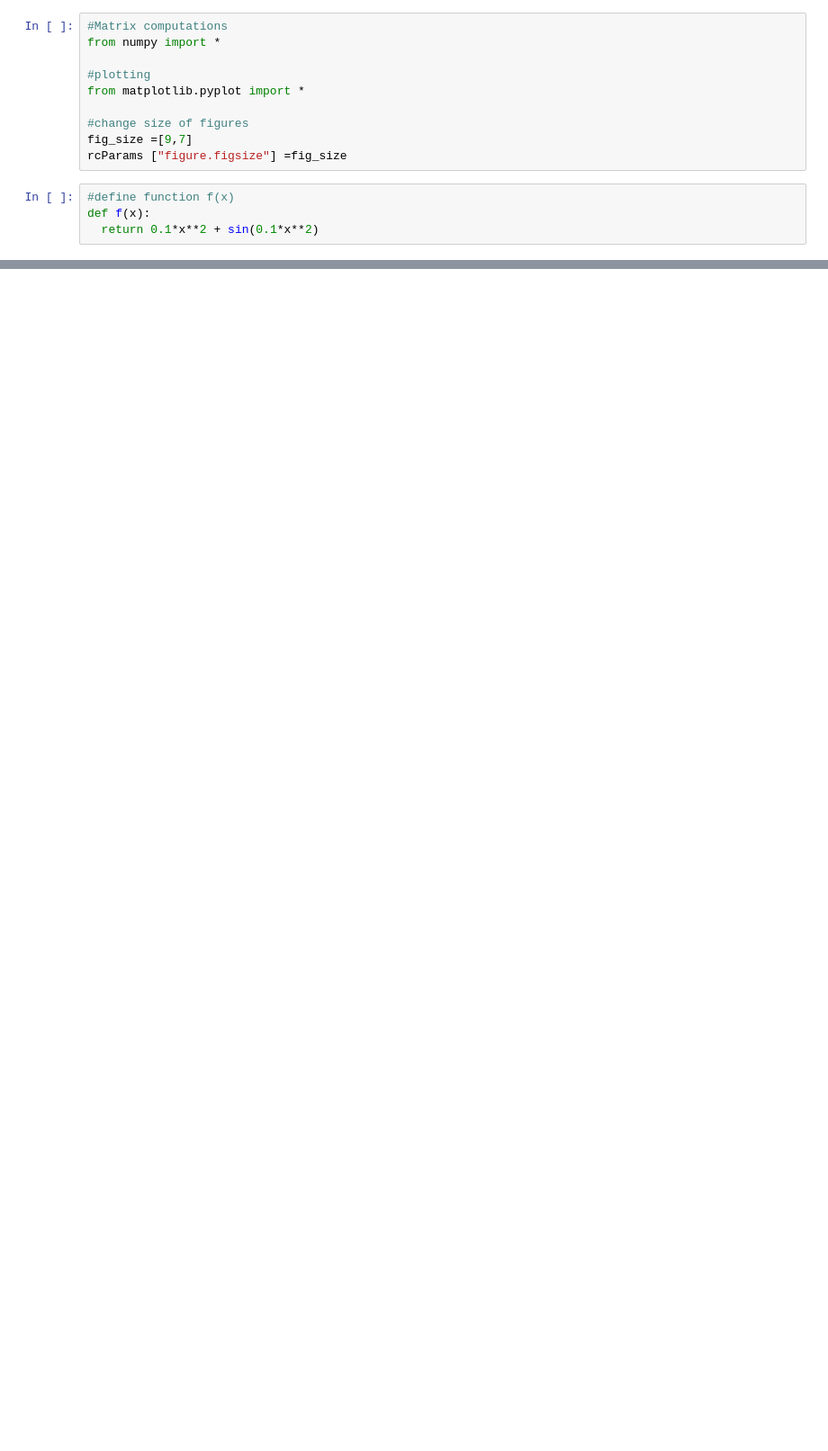
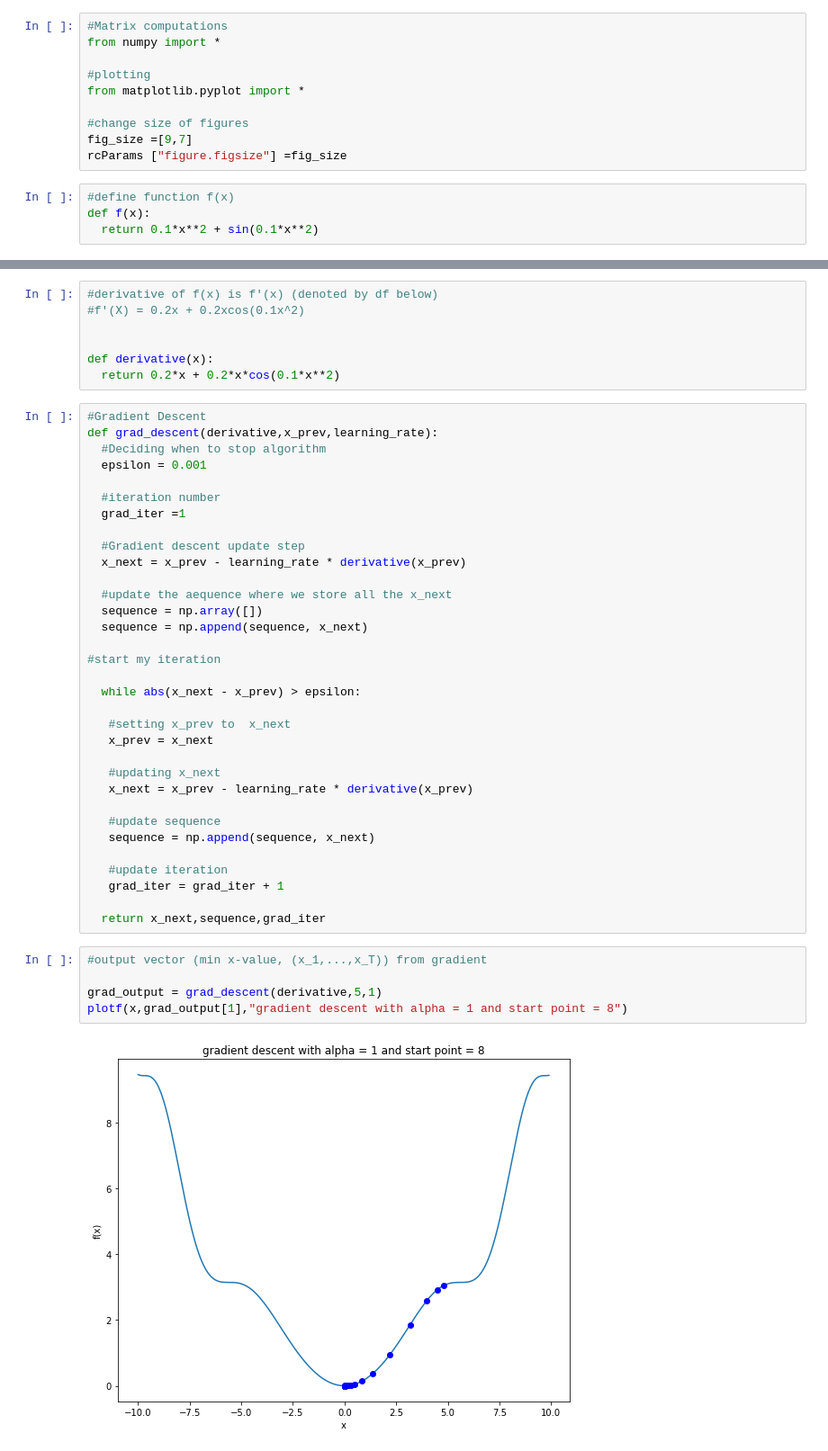
Before and after one commit to raushan9jnv/Pratice-Gradient-Descent, a Jupyter notebook: Pratice_Gradient_Descent_.ipynb, the cells around one changed output, grey strips where cells are left out. Shown at 90% size. Saved outputs shown, nothing was run; the diff lists cells and outputs as text; blank space fills up the shorter version.

```diff
--- a/Pratice_Gradient_Descent_.ipynb
+++ b/Pratice_Gradient_Descent_.ipynb
@@ -39,0 +40,47 @@ plotf(x, np.array([]), "single variable function")
+# %%
+#derivative of f(x) is f'(x) (denoted by df below)
+#f'(X) = 0.2x + 0.2xcos(0.1x^2)
+
+
+def derivative(x):
+  return 0.2*x + 0.2*x*cos(0.1*x**2)
+# %%
+#Gradient Descent
+def grad_descent(derivative,x_prev,learning_rate):
+  #Deciding when to stop algorithm
+  epsilon = 0.001
+
+  #iteration number
+  grad_iter =1
+
+  #Gradient descent update step
+  x_next = x_prev - learning_rate * derivative(x_prev)
+
+  #update the aequence where we store all the x_next
+  sequence = np.array([])
+  sequence = np.append(sequence, x_next)
+
+#start my iteration
+
+  while abs(x_next - x_prev) > epsilon:
+
+   #setting x_prev to  x_next
+   x_prev = x_next
+
+   #updating x_next
+   x_next = x_prev - learning_rate * derivative(x_prev)
+
+   #update sequence
+   sequence = np.append(sequence, x_next)
+
+   #update iteration
+   grad_iter = grad_iter + 1
+
+  return x_next,sequence,grad_iter
+# %%
+#output vector (min x-value, (x_1,...,x_T)) from gradient
+
+grad_output = grad_descent(derivative,5,1)
+plotf(x,grad_output[1],"gradient descent with alpha = 1 and start point = 8")
+# %% [output]
+[figure, added]
```
Also changed, not shown: parts of 1 cell of this notebook.
